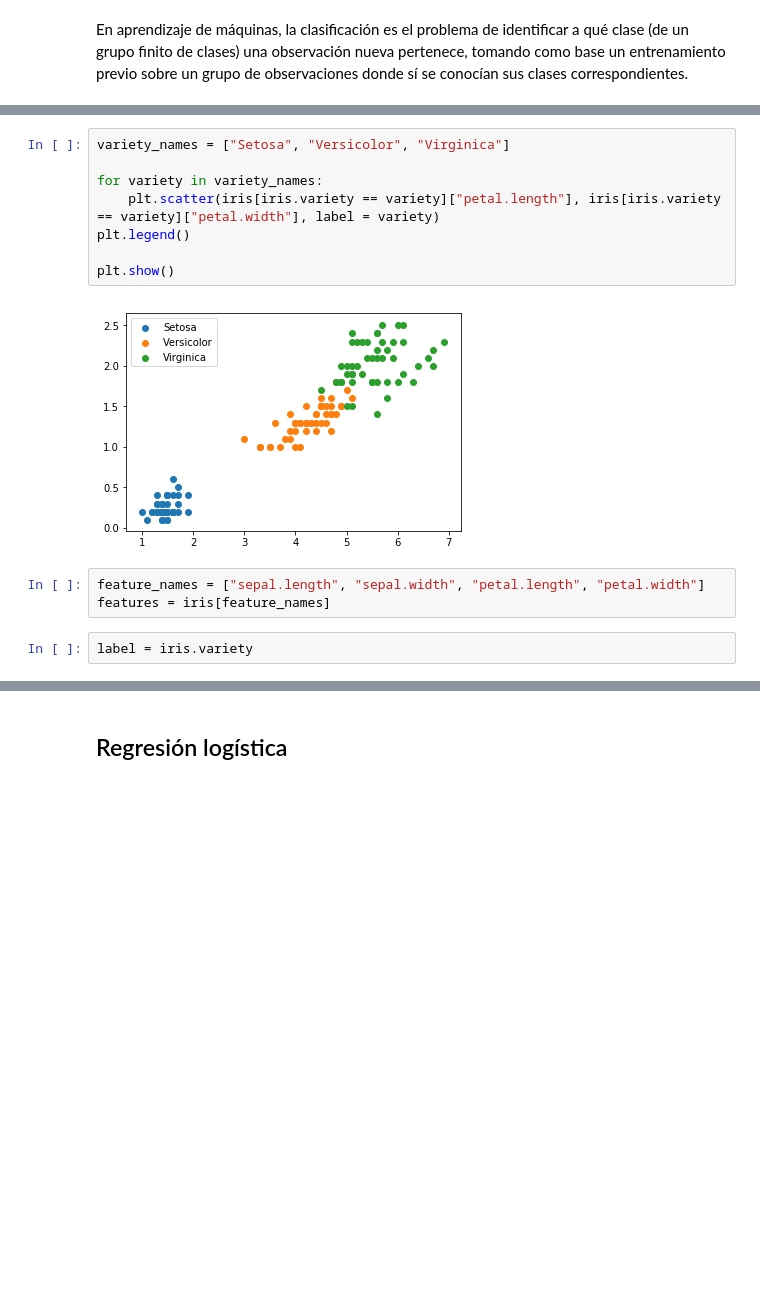
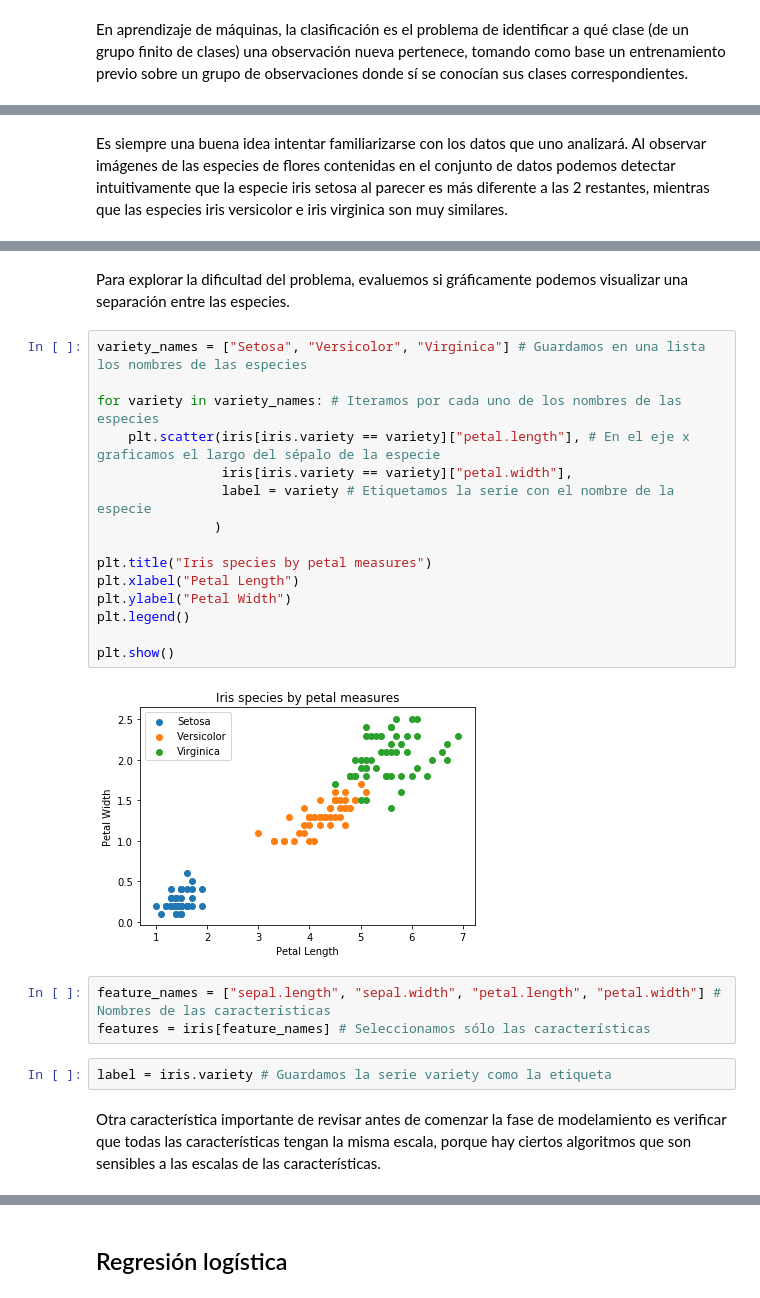
Before and after one commit to fvillena/mlfa, a Jupyter notebook: 2.1-classification.ipynb, the cells around one changed output, grey strips where cells are left out. Drawn from its saved outputs; the diff is of its cells as text; blank space fills up the shorter version.

```diff
--- a/2.1-classification.ipynb
+++ b/2.1-classification.ipynb
@@ -39,18 +50,31 @@ Name: variety, dtype: int64
+# %% [markdown]
+Es siempre una buena idea intentar familiarizarse con los datos que uno analizará. Al observar imágenes de las especies de flores contenidas en el conjunto de datos podemos detectar intuitivamente que la especie iris setosa al parecer es más diferente a las 2 restantes, mientras que las especies iris versicolor e iris virginica son muy similares.
 # %% [markdown]
 ![iris-species.png](attachment:iris-species.png)
+# %% [markdown]
+Para explorar la dificultad del problema, evaluemos si gráficamente podemos visualizar una separación entre las especies.
 # %%
-variety_names = ["Setosa", "Versicolor", "Virginica"]
+variety_names = ["Setosa", "Versicolor", "Virginica"] # Guardamos en una lista los nombres de las especies
 
-for variety in variety_names:
-    plt.scatter(iris[iris.variety == variety]["petal.length"], iris[iris.variety == variety]["petal.width"], label = variety)
+for variety in variety_names: # Iteramos por cada uno de los nombres de las especies
+    plt.scatter(iris[iris.variety == variety]["petal.length"], # En el eje x graficamos el largo del sépalo de la especie
+                iris[iris.variety == variety]["petal.width"],
+                label = variety # Etiquetamos la serie con el nombre de la especie
+               )
+
+plt.title("Iris species by petal measures")
+plt.xlabel("Petal Length")
+plt.ylabel("Petal Width")
 plt.legend()
 
 plt.show()
 # %% [output]
-[figure, old version]
+[figure, new version]
 # %%
-feature_names = ["sepal.length", "sepal.width", "petal.length", "petal.width"]
-features = iris[feature_names]
+feature_names = ["sepal.length", "sepal.width", "petal.length", "petal.width"] # Nombres de las características
+features = iris[feature_names] # Seleccionamos sólo las características
 # %%
-label = iris.variety
+label = iris.variety # Guardamos la serie variety como la etiqueta
+# %% [markdown]
+Otra característica importante de revisar antes de comenzar la fase de modelamiento es verificar que todas las características tengan la misma escala, porque hay ciertos algoritmos que son sensibles a las escalas de las características.
 # %%
```
Also changed, not shown: parts of 39 cells of this notebook.
